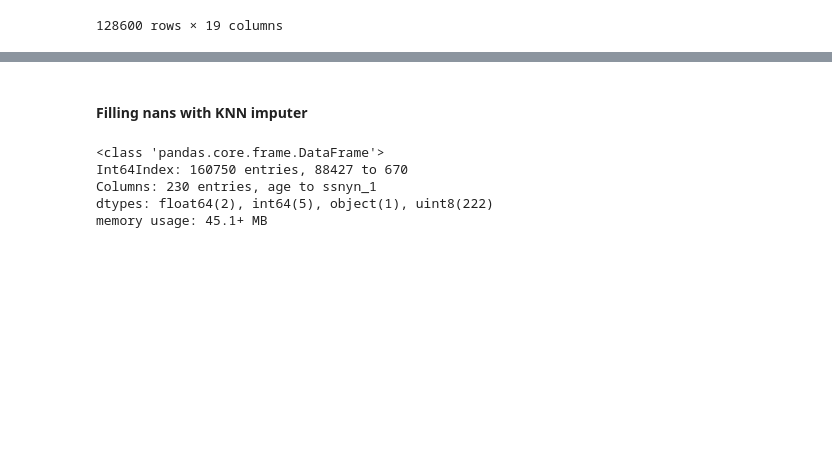
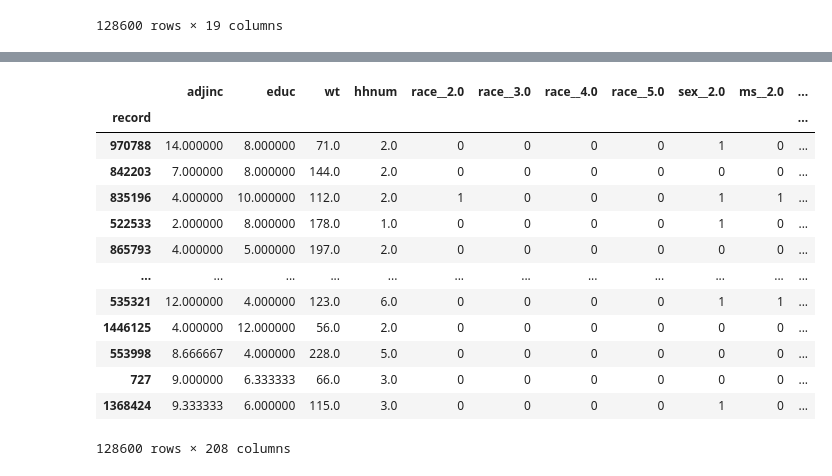
Before and after one commit to beckyepeters/life-expectancy-predictions, a Jupyter notebook: NLMS.ipynb, the cells around one changed output, grey strips where cells are left out. Saved outputs shown, nothing was run; the diff lists cells and outputs as text; code cells hidden in the pictures; blank space fills up the shorter version.

```diff
--- a/NLMS.ipynb
+++ b/NLMS.ipynb
@@ -243,7 +230,10 @@ cat_df_imp
 # %%
 imputer_num = KNNImputer(n_neighbors=3)
 # %%
-num_df_imp = pd.DataFrame(imputer_num.fit_transform(dec_feat_train[num_cols]), columns=num_cols, index=dec_feat_train.index)
+num_df_imp = pd.DataFrame(imputer_num.fit_transform
+                          (dec_feat_train[num_cols]),
+                          columns=num_cols,
+                          index=dec_feat_train.index)
 # %%
 df = cat_df_imp.merge(num_df_imp, left_index=True, right_index=True)
 # %%
@@ -273,0 +285,4 @@ saved.to_csv('data/saved.csv')
+# %%
+encoder = OneHotEncoder(categories=cat_cols, drop='first')
+# %%
+encoder.fit_transform(dec_feat_train)
@@ -290,3 +293,0 @@ Index(['race', 'sex', 'ms', 'hisp', 'adjinc', 'educ', 'pob', 'wt', 'hhnum',
-# %%
-dec_ft_enc = pd.get_dummies(dec_feat_train, prefix_sep="__",
-                              columns=cat_cols, drop_first=True)
@@ -386,10 +293,0 @@ df_feat_train, df_feat_test, df_label_train, df_label_test = train_test_split(df
-# %% [markdown]
-#### Filling nans with KNN imputer
-# %%
-df_enc.info()
-# %% [output]
-<class 'pandas.core.frame.DataFrame'>
-Int64Index: 160750 entries, 88427 to 670
-Columns: 230 entries, age to ssnyn_1
-dtypes: float64(2), int64(5), object(1), uint8(222)
-memory usage: 45.1+ MB
@@ -402,0 +294,17 @@ df2 = pd.DataFrame(imputer.fit_transform(df), columns=df.columns)
+# %%
+dec_ft_enc
+# %% [output]
+|  | adjinc | educ | wt | hhnum | race__2.0 | race__3.0 | race__4.0 | race__5.0 | sex__2.0 | ms__2.0 | ... |
+| record |  |  |  |  |  |  |  |  |  |  | ... |
+| 970788 | 14.000000 | 8.000000 | 71.0 | 2.0 | 0 | 0 | 0 | 0 | 1 | 0 | ... |
+| 842203 | 7.000000 | 8.000000 | 144.0 | 2.0 | 0 | 0 | 0 | 0 | 0 | 0 | ... |
+| 835196 | 4.000000 | 10.000000 | 112.0 | 2.0 | 1 | 0 | 0 | 0 | 1 | 1 | ... |
+| 522533 | 2.000000 | 8.000000 | 178.0 | 1.0 | 0 | 0 | 0 | 0 | 1 | 0 | ... |
+| 865793 | 4.000000 | 5.000000 | 197.0 | 2.0 | 0 | 0 | 0 | 0 | 0 | 0 | ... |
+| ... | ... | ... | ... | ... | ... | ... | ... | ... | ... | ... | ... |
+| 535321 | 12.000000 | 4.000000 | 123.0 | 6.0 | 0 | 0 | 0 | 0 | 1 | 1 | ... |
+| 1446125 | 4.000000 | 12.000000 | 56.0 | 2.0 | 0 | 0 | 0 | 0 | 0 | 0 | ... |
+| 553998 | 8.666667 | 4.000000 | 228.0 | 5.0 | 0 | 0 | 0 | 0 | 0 | 0 | ... |
+| 727 | 9.000000 | 6.333333 | 66.0 | 3.0 | 0 | 0 | 0 | 0 | 0 | 0 | ... |
+| 1368424 | 9.333333 | 6.000000 | 115.0 | 3.0 | 0 | 0 | 0 | 0 | 1 | 0 | ... |
+128600 rows × 208 columns
```
Also changed, not shown: parts of 71 cells of this notebook.
